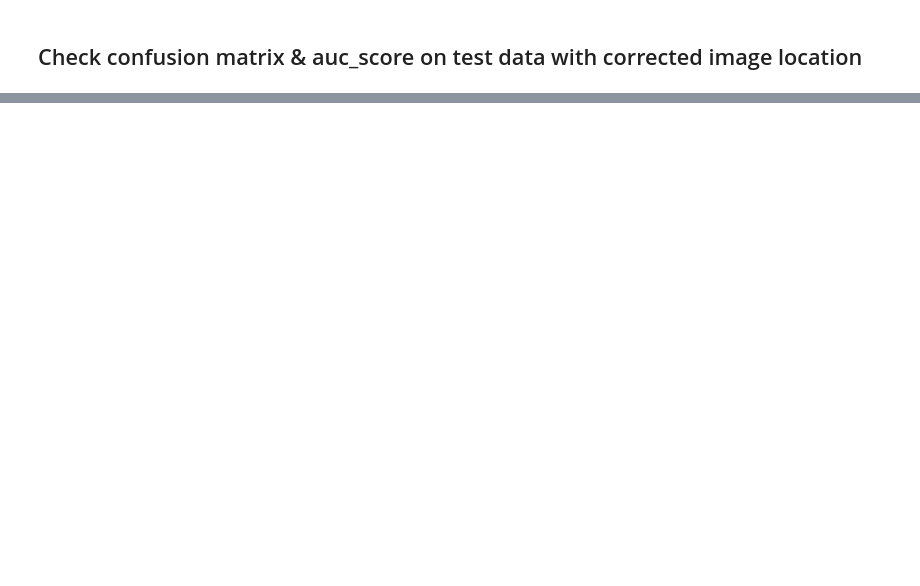
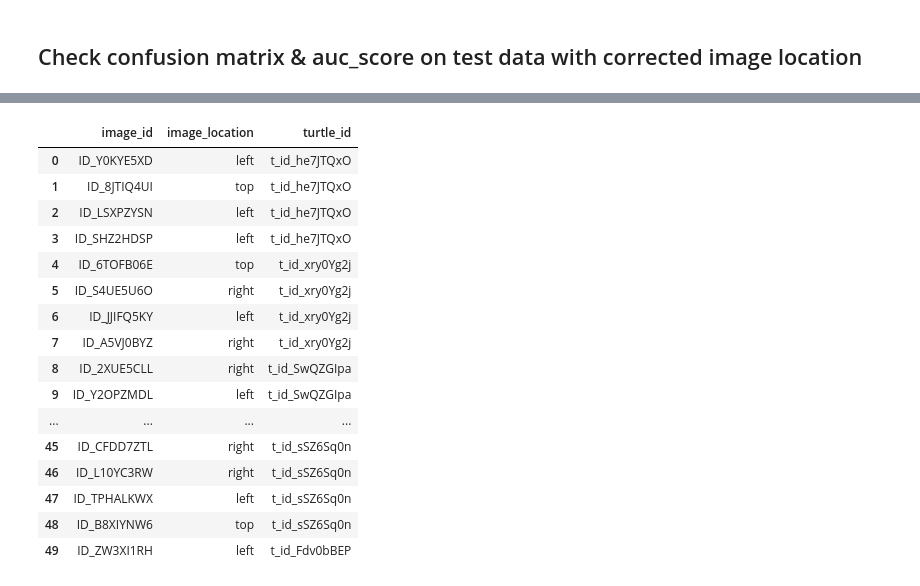
Before and after one commit to ttothea/Turtle-image-recognition-Zindi-challenge, a Jupyter notebook: notebooks/create_image_location.ipynb, the cells around one changed output, grey strips where cells are left out. Cells and saved outputs as stored; diff of their text form; code cells hidden in the pictures; blank space fills up the shorter version.

Commit message:
Pipeline for image location is finished. extra_images_loc.csv is created

```diff
--- a/notebooks/create_image_location.ipynb
+++ b/notebooks/create_image_location.ipynb
@@ -198,0 +352,14 @@ multiclass_roc_auc_score(test_generator.classes, y_preds)
+# %%
+#Create a DataFrame with top prediction in extra form
+list = []
+for id in y_preds:
+    list.append(CLASS_NAMES[id])
+
+title = ['image_location']
+
+image_location = pd.DataFrame(list, columns= title)
+
+#Insert image_ids from test_data
+extra = pd.read_csv('../data/extra_images.csv')
+extra.insert(loc=1, column='image_location', value=image_location['image_location'])
+extra
@@ -198,0 +383,20 @@ multiclass_roc_auc_score(test_generator.classes, y_preds)
+# %%
+extra.head(50)
+# %% [output]
+|  | image_id | image_location | turtle_id |
+| 0 | ID_Y0KYE5XD | left | t_id_he7JTQxO |
+| 1 | ID_8JTIQ4UI | top | t_id_he7JTQxO |
+| 2 | ID_LSXPZYSN | left | t_id_he7JTQxO |
+| 3 | ID_SHZ2HDSP | left | t_id_he7JTQxO |
+| 4 | ID_6TOFB06E | top | t_id_xry0Yg2j |
+| 5 | ID_S4UE5U6O | right | t_id_xry0Yg2j |
+| 6 | ID_JJIFQ5KY | left | t_id_xry0Yg2j |
+| 7 | ID_A5VJ0BYZ | right | t_id_xry0Yg2j |
+| 8 | ID_2XUE5CLL | right | t_id_SwQZGIpa |
+| 9 | ID_Y2OPZMDL | left | t_id_SwQZGIpa |
+| ... | ... | ... | ... |
+| 45 | ID_CFDD7ZTL | right | t_id_sSZ6Sq0n |
+| 46 | ID_L10YC3RW | right | t_id_sSZ6Sq0n |
+| 47 | ID_TPHALKWX | left | t_id_sSZ6Sq0n |
+| 48 | ID_B8XIYNW6 | top | t_id_sSZ6Sq0n |
+| 49 | ID_ZW3XI1RH | left | t_id_Fdv0bBEP |
```
Also changed, not shown: parts of 19 cells of this notebook.
